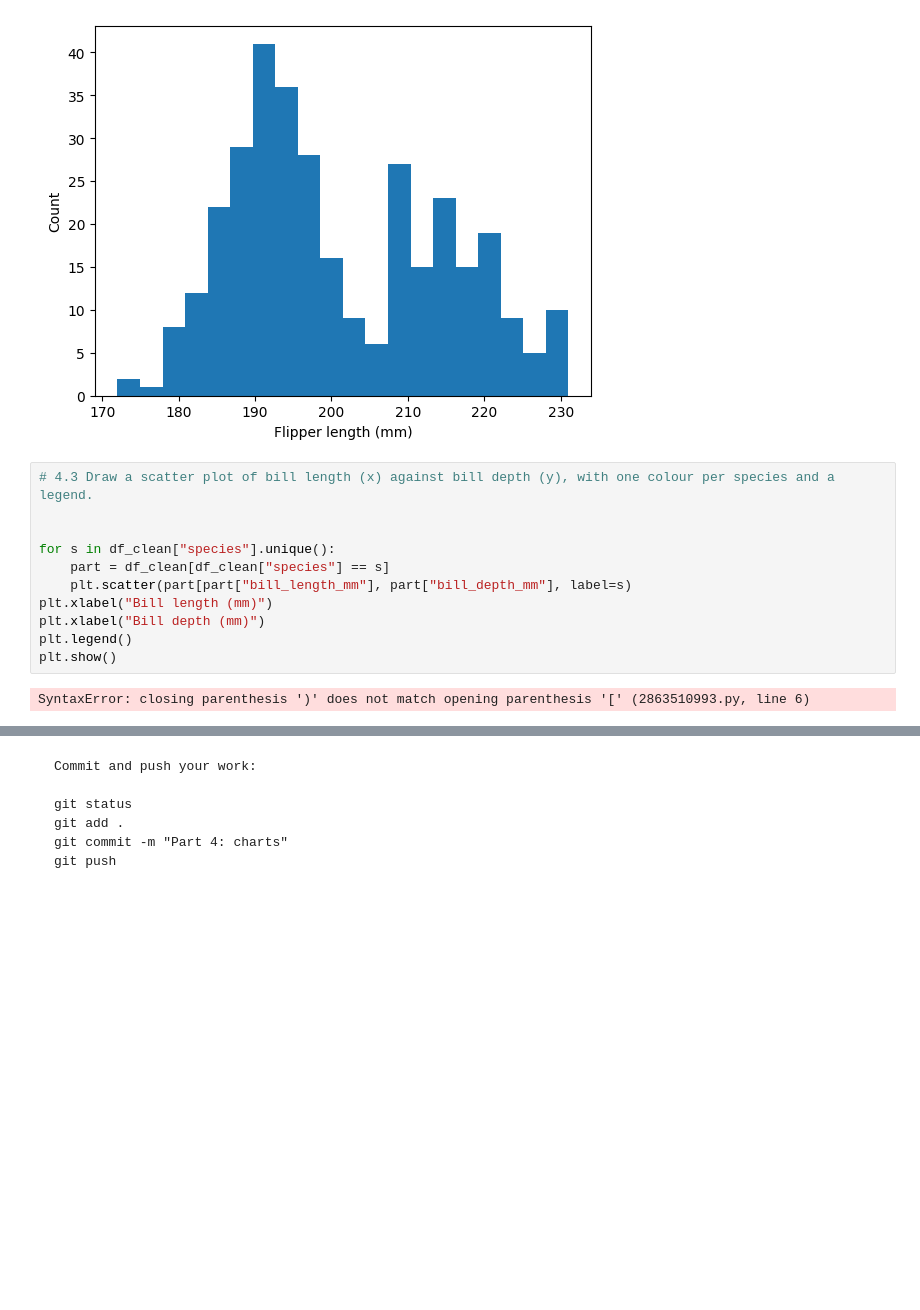
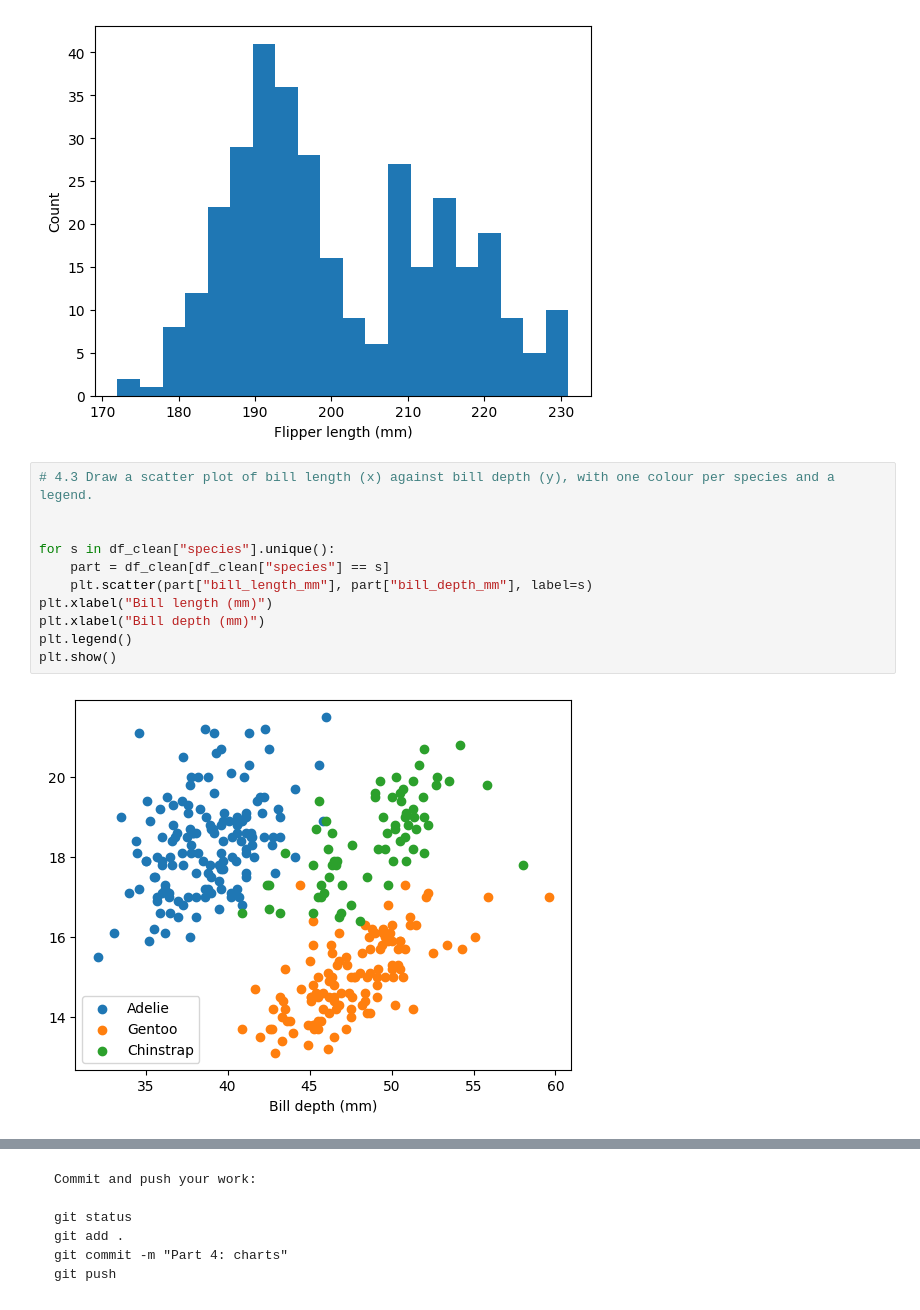
Before and after one commit to za24abg/practical1datamining, a Jupyter notebook: Practical_1_T.ipynb, the cells around one changed output, grey strips where cells are left out. Saved outputs shown, nothing was run; the diff lists cells and outputs as text; blank space fills up the shorter version.

Commit message:
part 5 is completed

```diff
--- a/Practical_1_T.ipynb
+++ b/Practical_1_T.ipynb
@@ -193,16 +193,16 @@ plt.show()
 # %%
 # 4.3 Draw a scatter plot of bill length (x) against bill depth (y), with one colour per species and a legend.
 
 
 for s in df_clean["species"].unique():
     part = df_clean[df_clean["species"] == s]
-    plt.scatter(part[part["bill_length_mm"], part["bill_depth_mm"], label=s)
+    plt.scatter(part["bill_length_mm"], part["bill_depth_mm"], label=s)
 plt.xlabel("Bill length (mm)")
 plt.xlabel("Bill depth (mm)")
 plt.legend()
 plt.show()
 # %% [output]
-SyntaxError: closing parenthesis ')' does not match opening parenthesis '[' (2863510993.py, line 6)
+[figure, added]
 # %% [markdown]
 **4.4 In a markdown cell: look at your histogram and scatter plot. What do you notice? Which data mining task could use these patterns?**
 
```
Also changed, not shown: parts of 4 cells of this notebook.
